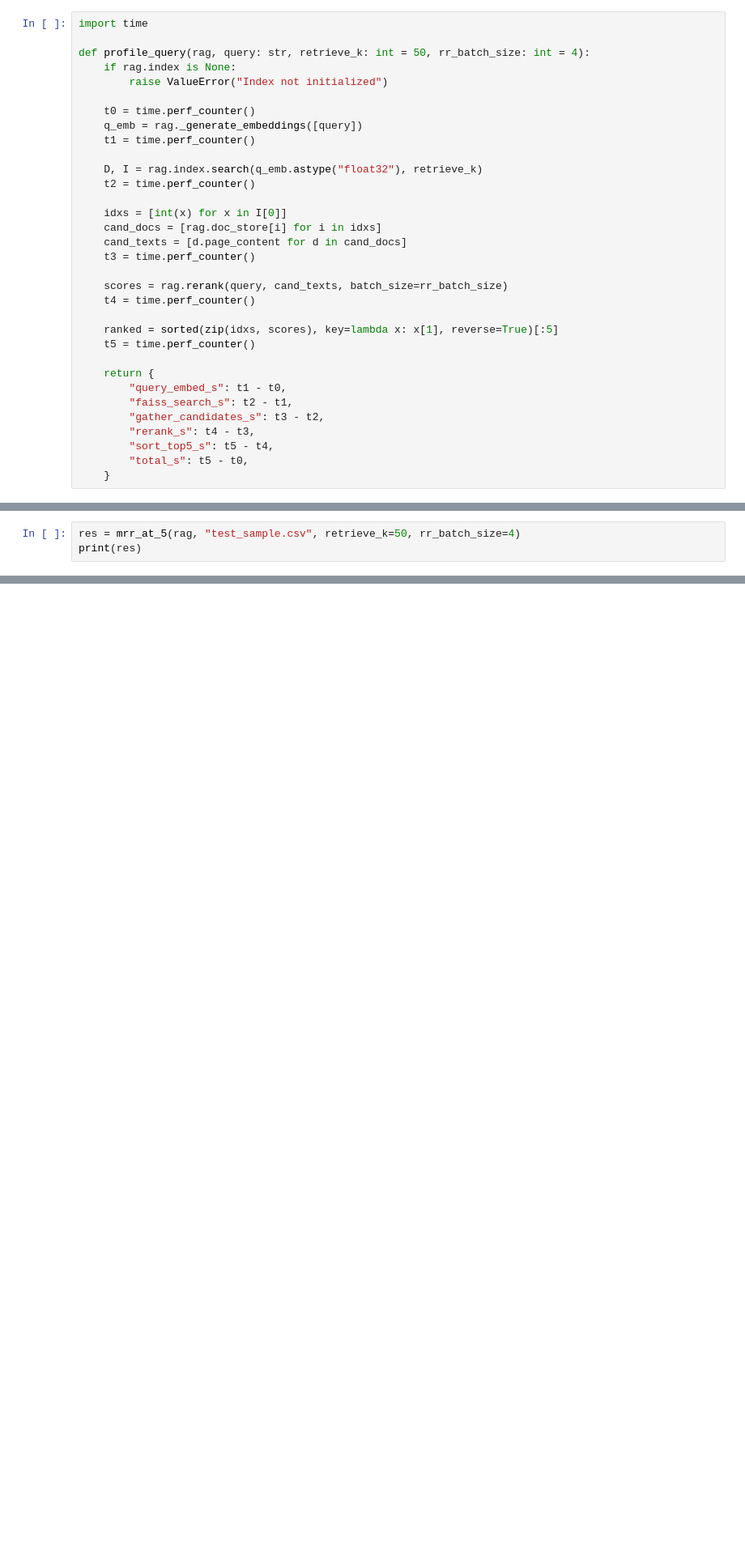
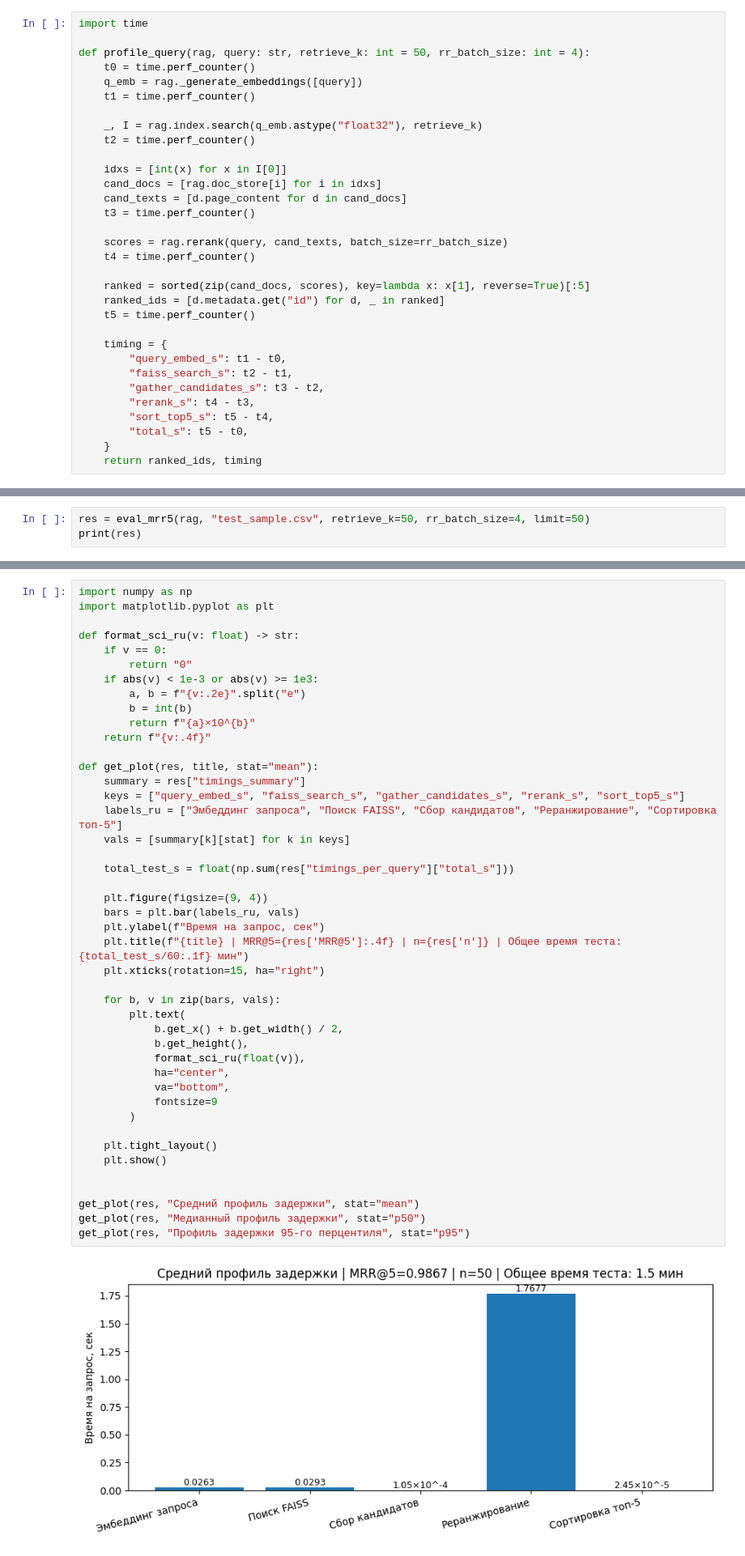
Before and after one commit to Examle20/rag, a Jupyter notebook: solution.ipynb, the cells around one changed output, grey strips where cells are left out. Shown at 81% size. Drawn from its saved outputs; the diff is of its cells as text; blank space fills up the shorter version.

```diff
--- a/solution.ipynb
+++ b/solution.ipynb
@@ -277,14 +252,11 @@ Saved: arxiv_rag_qwen3.index and arxiv_rag_qwen3.docstore.pkl
 import time
 
 def profile_query(rag, query: str, retrieve_k: int = 50, rr_batch_size: int = 4):
-    if rag.index is None:
-        raise ValueError("Index not initialized")
-
     t0 = time.perf_counter()
     q_emb = rag._generate_embeddings([query])
     t1 = time.perf_counter()
 
-    D, I = rag.index.search(q_emb.astype("float32"), retrieve_k)
+    _, I = rag.index.search(q_emb.astype("float32"), retrieve_k)
     t2 = time.perf_counter()
 
     idxs = [int(x) for x in I[0]]
@@ -295,10 +267,11 @@ def profile_query(rag, query: str, retrieve_k: int = 50, rr_batch_size: int = 4)
     scores = rag.rerank(query, cand_texts, batch_size=rr_batch_size)
     t4 = time.perf_counter()
 
-    ranked = sorted(zip(idxs, scores), key=lambda x: x[1], reverse=True)[:5]
+    ranked = sorted(zip(cand_docs, scores), key=lambda x: x[1], reverse=True)[:5]
+    ranked_ids = [d.metadata.get("id") for d, _ in ranked]
     t5 = time.perf_counter()
 
-    return {
+    timing = {
         "query_embed_s": t1 - t0,
         "faiss_search_s": t2 - t1,
         "gather_candidates_s": t3 - t2,
@@ -306,3 +279,4 @@ def profile_query(rag, query: str, retrieve_k: int = 50, rr_batch_size: int = 4)
         "sort_top5_s": t5 - t4,
         "total_s": t5 - t0,
     }
+    return ranked_ids, timing
@@ -364,5 +331,5 @@ def mrr_at_5(rag, test_csv_path: str, retrieve_k: int = 50, rr_batch_size: int =
     }
 # %%
-res = mrr_at_5(rag, "test_sample.csv", retrieve_k=50, rr_batch_size=4)
+res = eval_mrr5(rag, "test_sample.csv", retrieve_k=50, rr_batch_size=4, limit=50)
 print(res)
 # %% [output]
@@ -409,0 +337,46 @@ a vertex-minor of another graph G. Here we
+# %%
+import numpy as np
+import matplotlib.pyplot as plt
+
+def format_sci_ru(v: float) -> str:
+    if v == 0:
+        return "0"
+    if abs(v) < 1e-3 or abs(v) >= 1e3:
+        a, b = f"{v:.2e}".split("e")
+        b = int(b)
+        return f"{a}×10^{b}"
+    return f"{v:.4f}"
+
+def get_plot(res, title, stat="mean"):
+    summary = res["timings_summary"]
+    keys = ["query_embed_s", "faiss_search_s", "gather_candidates_s", "rerank_s", "sort_top5_s"]
+    labels_ru = ["Эмбеддинг запроса", "Поиск FAISS", "Сбор кандидатов", "Реранжирование", "Сортировка топ-5"]
+    vals = [summary[k][stat] for k in keys]
+
+    total_test_s = float(np.sum(res["timings_per_query"]["total_s"]))
+
+    plt.figure(figsize=(9, 4))
+    bars = plt.bar(labels_ru, vals)
+    plt.ylabel(f"Время на запрос, сек")
+    plt.title(f"{title} | MRR@5={res['MRR@5']:.4f} | n={res['n']} | Общее время теста: {total_test_s/60:.1f} мин")
+    plt.xticks(rotation=15, ha="right")
+
+    for b, v in zip(bars, vals):
+        plt.text(
+            b.get_x() + b.get_width() / 2,
+            b.get_height(),
+            format_sci_ru(float(v)),
+            ha="center",
+            va="bottom",
+            fontsize=9
+        )
+
+    plt.tight_layout()
+    plt.show()
+
+
+get_plot(res, "Cредний профиль задержки", stat="mean")
+get_plot(res, "Медианный профиль задержки", stat="p50")
+get_plot(res, "Профиль задержки 95-го перцентиля", stat="p95")
+# %% [output]
+[figure, added]
```
Also changed, not shown: parts of 9 cells of this notebook.
